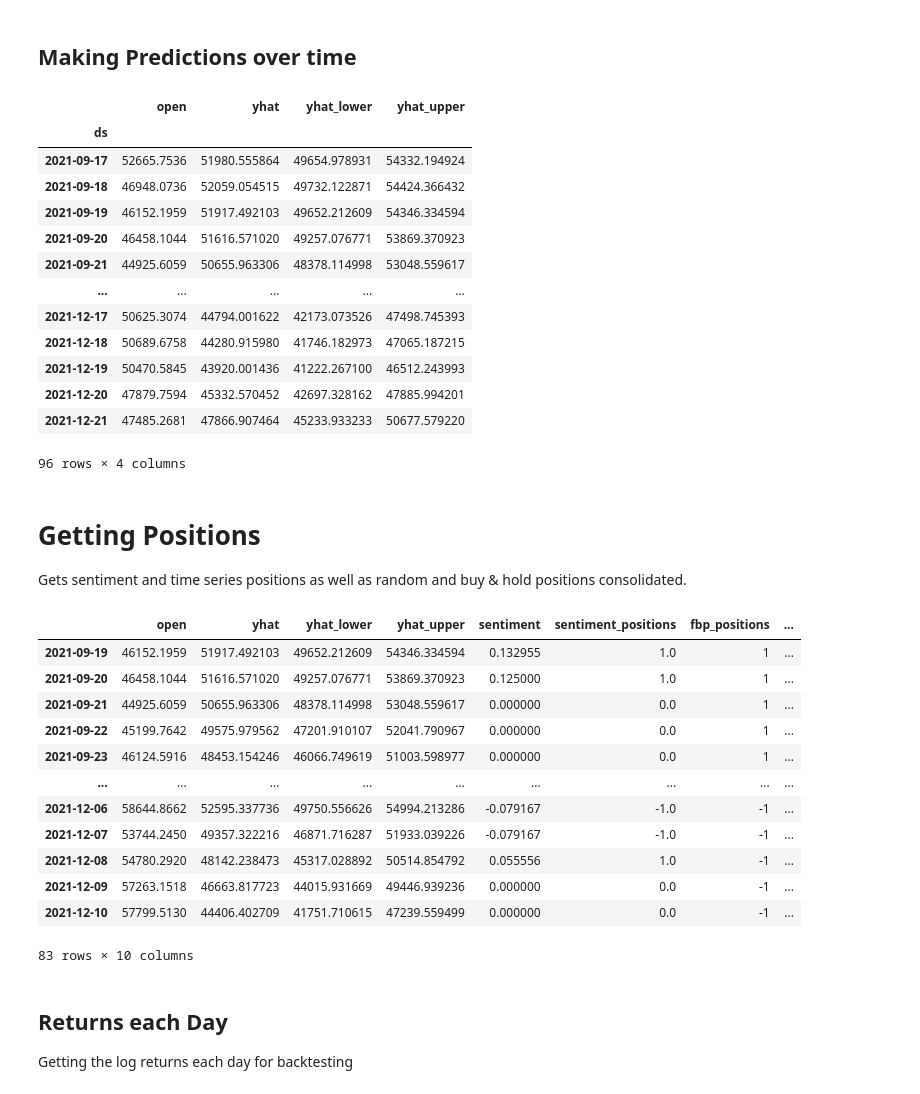
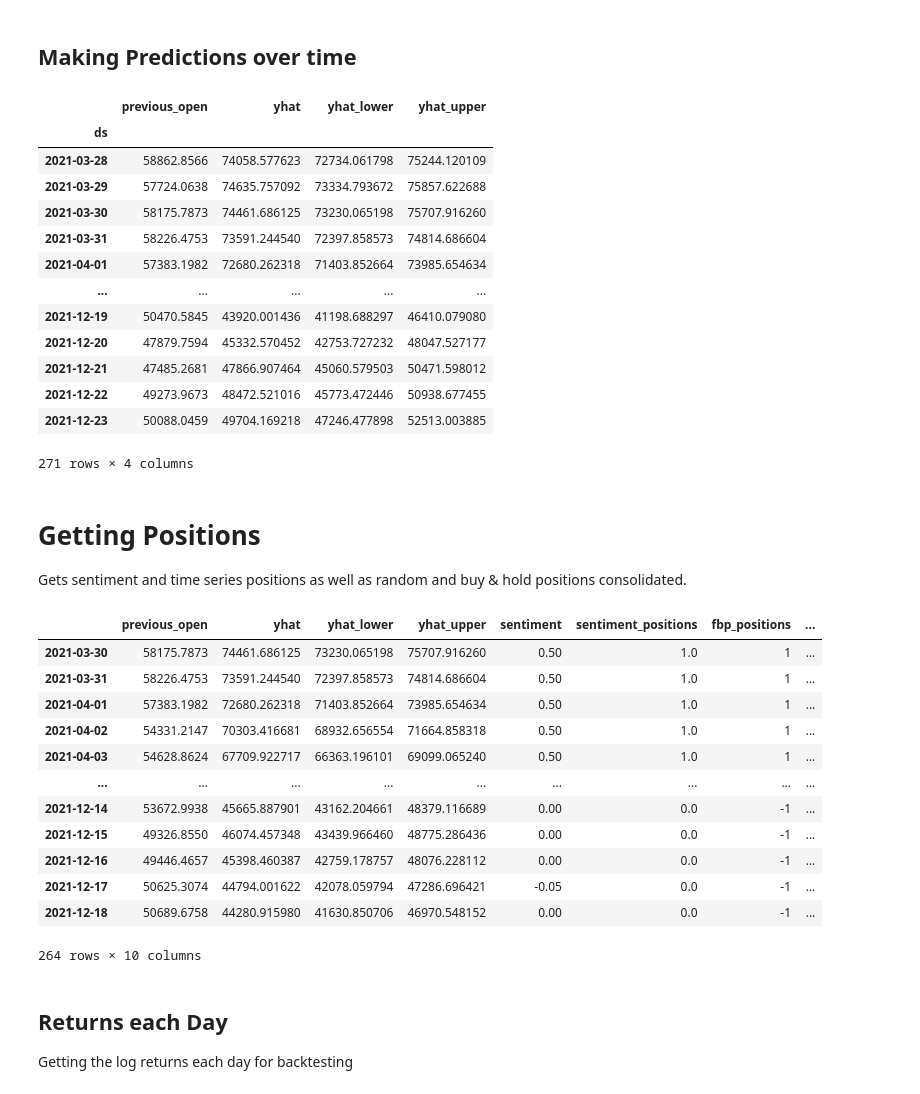
Before and after one commit to marcosan93/Medium-Misc-Tutorials, a Jupyter notebook: Crypto-Tutorials/Sentiment-TimeSeries-Crypto.ipynb, the cells around one changed output. Drawn from its saved outputs; the diff is of its cells as text; code cells hidden in the pictures.

```diff
--- a/Crypto-Tutorials/Sentiment-TimeSeries-Crypto.ipynb
+++ b/Crypto-Tutorials/Sentiment-TimeSeries-Crypto.ipynb
@@ -54,12 +54,14 @@ def getNews(ticker, days):
     # Formatting the date
     news = pd.DataFrame(lst)
 
-    news['date'] = news['date'].apply(lambda x: x[:10])
+    news['date'] = news['date'].apply(
+        lambda x: x[:10]
+    )
 
     return news
 # %%
 # Retrieving financial news
-news = getNews("BTC", 100)
+news = getNews("BTC", 365)
 # %% [markdown]
 # Sentiment Analysis
 # %%
@@ -86,7 +88,7 @@ sent_df = news.groupby('date')[['sentiment']].mean()
 
 # Applying the position function
 sent_df['sentiment_positions'] = sent_df['sentiment'].apply(
-    lambda x: sentimentPositions(x, thresh=0)
+    lambda x: sentimentPositions(x)
 )
 
 # Filling in missing days with the most recent position value
@@ -251,20 +253,20 @@ pred_df = runningFBP(prices, 10, 365)
 # %%
 pred_df
 # %% [output]
-|  | open | yhat | yhat_lower | yhat_upper |
+|  | previous_open | yhat | yhat_lower | yhat_upper |
 | ds |  |  |  |  |
-| 2021-09-17 | 52665.7536 | 51980.555864 | 49654.978931 | 54332.194924 |
-| 2021-09-18 | 46948.0736 | 52059.054515 | 49732.122871 | 54424.366432 |
-| 2021-09-19 | 46152.1959 | 51917.492103 | 49652.212609 | 54346.334594 |
-| 2021-09-20 | 46458.1044 | 51616.571020 | 49257.076771 | 53869.370923 |
-| 2021-09-21 | 44925.6059 | 50655.963306 | 48378.114998 | 53048.559617 |
+| 2021-03-28 | 58862.8566 | 74058.577623 | 72734.061798 | 75244.120109 |
+| 2021-03-29 | 57724.0638 | 74635.757092 | 73334.793672 | 75857.622688 |
+| 2021-03-30 | 58175.7873 | 74461.686125 | 73230.065198 | 75707.916260 |
+| 2021-03-31 | 58226.4753 | 73591.244540 | 72397.858573 | 74814.686604 |
+| 2021-04-01 | 57383.1982 | 72680.262318 | 71403.852664 | 73985.654634 |
 | ... | ... | ... | ... | ... |
-| 2021-12-17 | 50625.3074 | 44794.001622 | 42173.073526 | 47498.745393 |
-| 2021-12-18 | 50689.6758 | 44280.915980 | 41746.182973 | 47065.187215 |
-| 2021-12-19 | 50470.5845 | 43920.001436 | 41222.267100 | 46512.243993 |
-| 2021-12-20 | 47879.7594 | 45332.570452 | 42697.328162 | 47885.994201 |
-| 2021-12-21 | 47485.2681 | 47866.907464 | 45233.933233 | 50677.579220 |
+| 2021-12-19 | 50470.5845 | 43920.001436 | 41198.688297 | 46410.079080 |
+| 2021-12-20 | 47879.7594 | 45332.570452 | 42753.727232 | 48047.527177 |
+| 2021-12-21 | 47485.2681 | 47866.907464 | 45060.579503 | 50471.598012 |
+| 2021-12-22 | 49273.9673 | 48472.521016 | 45773.472446 | 50938.677455 |
+| 2021-12-23 | 50088.0459 | 49704.169218 | 47246.477898 | 52513.003885 |
-96 rows × 4 columns
+271 rows × 4 columns
 # %% [markdown]
 # Getting Positions
 Gets sentiment and time series positions as well as random and buy & hold positions consolidated.
@@ -273,9 +275,9 @@ def fbpPositions(pred_df, short=True):
     """
     Gets positions based on the predictions and the actual values.
     """
-    if pred_df['open'] < pred_df['yhat_upper']:
+    if pred_df['previous_open'] < pred_df['yhat_lower']:
         return 1
-    elif pred_df['open'] > pred_df['yhat_lower'] and short:
+    elif pred_df['previous_open'] > pred_df['yhat_upper'] and short:
         return -1
     else:
         return 0
@@ -292,41 +294,47 @@ def overallPosition(df):
 # %%
 # Adding sentiment positions to the forecast DF
 positions = pred_df.merge(
     sent_df,
     right_index=True,
     left_index=True,
     how='inner'
 )
 
 # Getting forecast positions
-positions['fbp_positions'] = positions.apply(lambda x: fbpPositions(x), axis=1)
+positions['fbp_positions'] = positions.apply(
+    lambda x: fbpPositions(x),
+    axis=1
+)
 
 # Getting the overall positions
-positions['overall_positions'] = positions.apply(lambda x: overallPosition(x), axis=1)
+positions['overall_positions'] = positions.apply(
+    lambda x: overallPosition(x),
+    axis=1
+)
 
 # Buy and hold position
 positions['buy_hold'] = 1
 
 # Random positions
 positions['random_positions'] = random.choices(
     [1,0,-1], k=len(positions)
 )
 
 positions
 # %% [output]
-|  | open | yhat | yhat_lower | yhat_upper | sentiment | sentiment_positions | fbp_positions | ... |
-| 2021-09-19 | 46152.1959 | 51917.492103 | 49652.212609 | 54346.334594 | 0.132955 | 1.0 | 1 | ... |
-| 2021-09-20 | 46458.1044 | 51616.571020 | 49257.076771 | 53869.370923 | 0.125000 | 1.0 | 1 | ... |
-| 2021-09-21 | 44925.6059 | 50655.963306 | 48378.114998 | 53048.559617 | 0.000000 | 0.0 | 1 | ... |
-| 2021-09-22 | 45199.7642 | 49575.979562 | 47201.910107 | 52041.790967 | 0.000000 | 0.0 | 1 | ... |
-| 2021-09-23 | 46124.5916 | 48453.154246 | 46066.749619 | 51003.598977 | 0.000000 | 0.0 | 1 | ... |
+|  | previous_open | yhat | yhat_lower | yhat_upper | sentiment | sentiment_positions | fbp_positions | ... |
+| 2021-03-30 | 58175.7873 | 74461.686125 | 73230.065198 | 75707.916260 | 0.50 | 1.0 | 1 | ... |
+| 2021-03-31 | 58226.4753 | 73591.244540 | 72397.858573 | 74814.686604 | 0.50 | 1.0 | 1 | ... |
+| 2021-04-01 | 57383.1982 | 72680.262318 | 71403.852664 | 73985.654634 | 0.50 | 1.0 | 1 | ... |
+| 2021-04-02 | 54331.2147 | 70303.416681 | 68932.656554 | 71664.858318 | 0.50 | 1.0 | 1 | ... |
+| 2021-04-03 | 54628.8624 | 67709.922717 | 66363.196101 | 69099.065240 | 0.50 | 1.0 | 1 | ... |
 | ... | ... | ... | ... | ... | ... | ... | ... | ... |
-| 2021-12-06 | 58644.8662 | 52595.337736 | 49750.556626 | 54994.213286 | -0.079167 | -1.0 | -1 | ... |
-| 2021-12-07 | 53744.2450 | 49357.322216 | 46871.716287 | 51933.039226 | -0.079167 | -1.0 | -1 | ... |
-| 2021-12-08 | 54780.2920 | 48142.238473 | 45317.028892 | 50514.854792 | 0.055556 | 1.0 | -1 | ... |
-| 2021-12-09 | 57263.1518 | 46663.817723 | 44015.931669 | 49446.939236 | 0.000000 | 0.0 | -1 | ... |
-| 2021-12-10 | 57799.5130 | 44406.402709 | 41751.710615 | 47239.559499 | 0.000000 | 0.0 | -1 | ... |
+| 2021-12-14 | 53672.9938 | 45665.887901 | 43162.204661 | 48379.116689 | 0.00 | 0.0 | -1 | ... |
+| 2021-12-15 | 49326.8550 | 46074.457348 | 43439.966460 | 48775.286436 | 0.00 | 0.0 | -1 | ... |
+| 2021-12-16 | 49446.4657 | 45398.460387 | 42759.178757 | 48076.228112 | 0.00 | 0.0 | -1 | ... |
+| 2021-12-17 | 50625.3074 | 44794.001622 | 42078.059794 | 47286.696421 | -0.05 | 0.0 | -1 | ... |
+| 2021-12-18 | 50689.6758 | 44280.915980 | 41630.850706 | 46970.548152 | 0.00 | 0.0 | -1 | ... |
-83 rows × 10 columns
+264 rows × 10 columns
 # %% [markdown]
 ## Returns each Day
 Getting the log returns each day for backtesting
```
Also changed, not shown: parts of 6 cells of this notebook.
